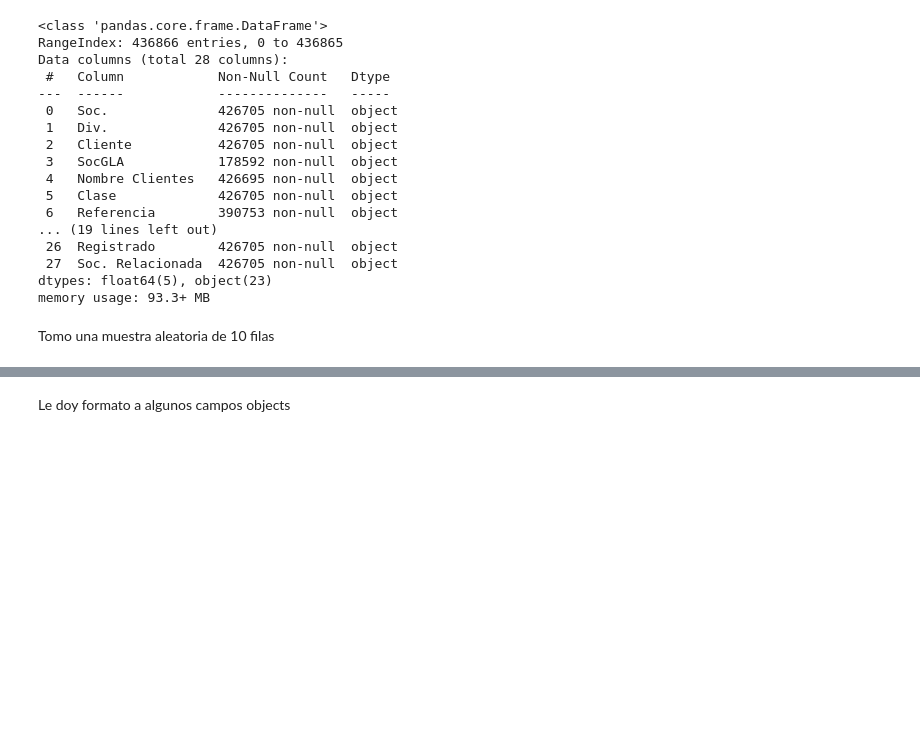
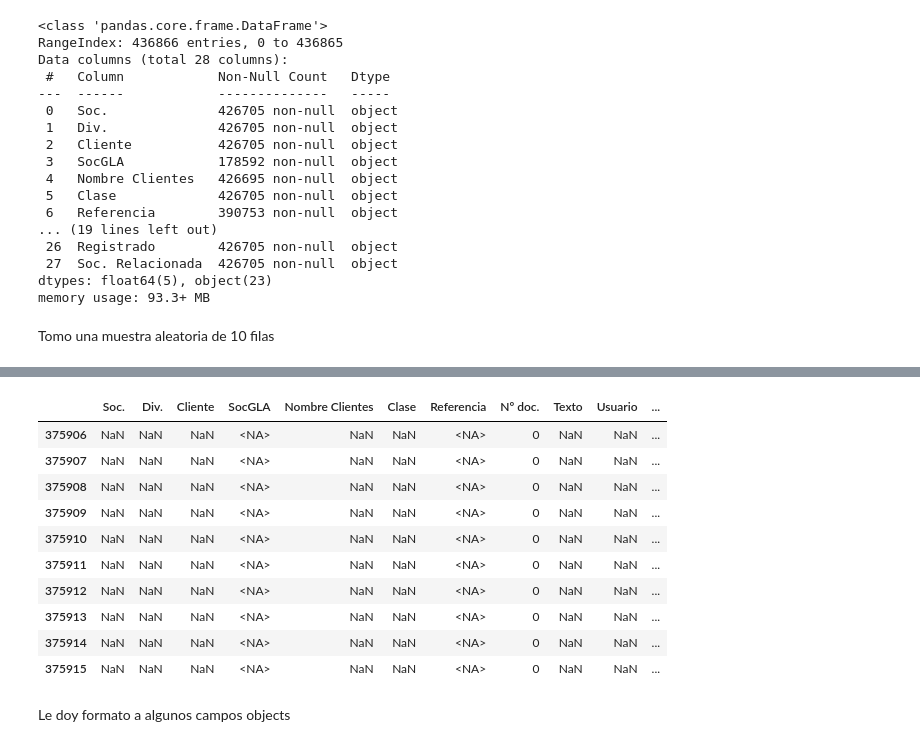
Before and after one commit to 1fac/mi_proyecto_git_61680, a Jupyter notebook: Mi_proyecto_61680.ipynb, the cells around one changed output, grey strips where cells are left out. Drawn from its saved outputs; the diff is of its cells as text; code cells hidden in the pictures; blank space fills up the shorter version.

```diff
--- a/Mi_proyecto_61680.ipynb
+++ b/Mi_proyecto_61680.ipynb
@@ -389,3 +367,17 @@ df_comp_orig.sample(5)
+# %%
+nan_rows.tail(10)
+# %% [output]
+|  | Soc. | Div. | Cliente | SocGLA | Nombre Clientes | Clase | Referencia | Nº doc. | Texto | Usuario | ... |
+| 375906 | NaN | NaN | NaN | <NA> | NaN | NaN | <NA> | 0 | NaN | NaN | ... |
+| 375907 | NaN | NaN | NaN | <NA> | NaN | NaN | <NA> | 0 | NaN | NaN | ... |
+| 375908 | NaN | NaN | NaN | <NA> | NaN | NaN | <NA> | 0 | NaN | NaN | ... |
+| 375909 | NaN | NaN | NaN | <NA> | NaN | NaN | <NA> | 0 | NaN | NaN | ... |
+| 375910 | NaN | NaN | NaN | <NA> | NaN | NaN | <NA> | 0 | NaN | NaN | ... |
+| 375911 | NaN | NaN | NaN | <NA> | NaN | NaN | <NA> | 0 | NaN | NaN | ... |
+| 375912 | NaN | NaN | NaN | <NA> | NaN | NaN | <NA> | 0 | NaN | NaN | ... |
+| 375913 | NaN | NaN | NaN | <NA> | NaN | NaN | <NA> | 0 | NaN | NaN | ... |
+| 375914 | NaN | NaN | NaN | <NA> | NaN | NaN | <NA> | 0 | NaN | NaN | ... |
+| 375915 | NaN | NaN | NaN | <NA> | NaN | NaN | <NA> | 0 | NaN | NaN | ... |
 # %% [markdown]
 Le doy formato a algunos campos objects
 # %%
```
Also changed, not shown: parts of 16 cells of this notebook.
